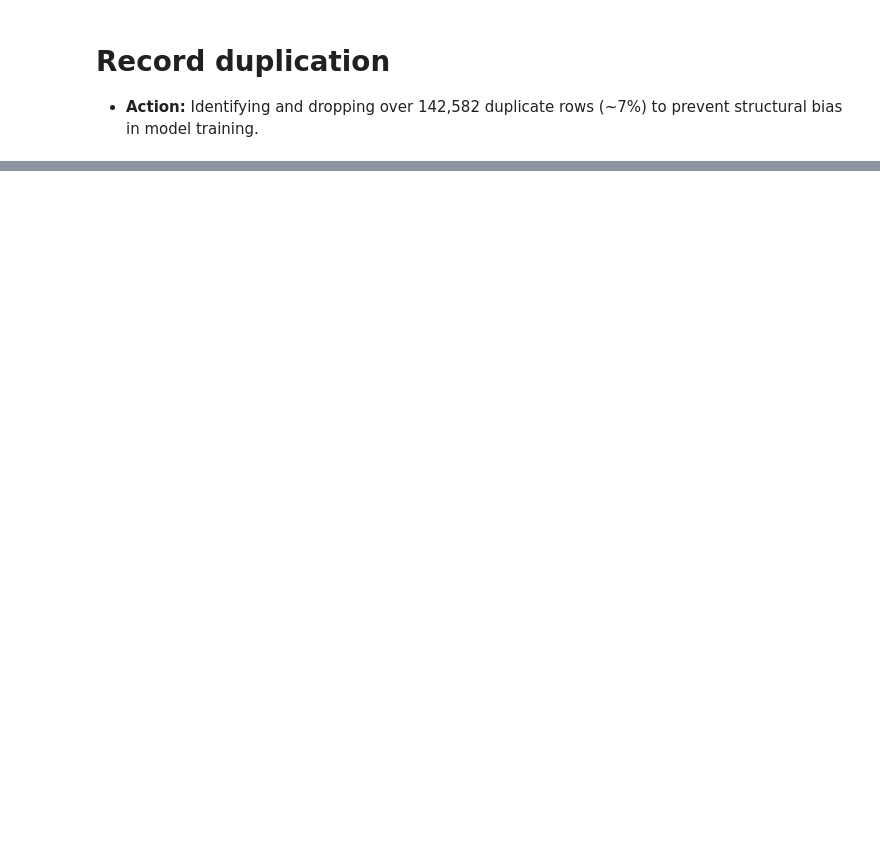
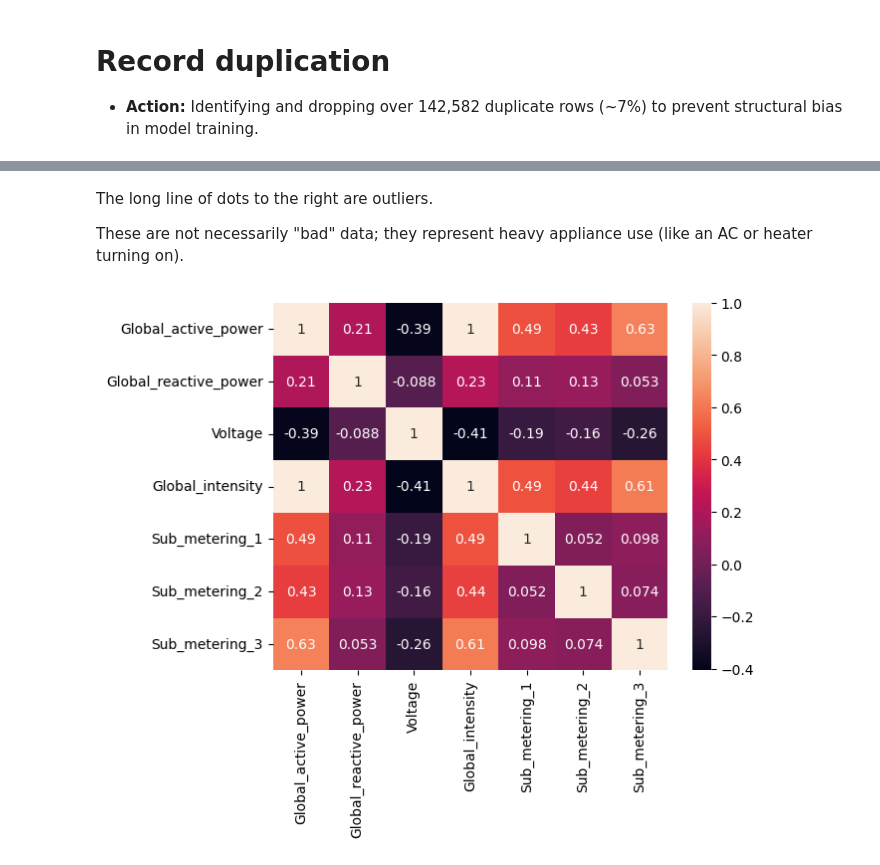
Before and after one commit to shruti-boop/Household-Energy-Consumption-Forecasting, a Jupyter notebook: drive/MyDrive/Colab Notebooks/forecasting.ipynb, the cells around one changed output, grey strips where cells are left out. Cells and saved outputs as stored; diff of their text form; code cells hidden in the pictures; blank space fills up the shorter version.

```diff
--- a/drive/MyDrive/Colab Notebooks/forecasting.ipynb
+++ b/drive/MyDrive/Colab Notebooks/forecasting.ipynb
@@ -225,0 +518,13 @@ df.shape
+# %% [markdown]
+The long line of dots to the right are outliers.
+
+These are not necessarily "bad" data; they represent heavy appliance use (like an AC or heater turning on).
+# %%
+#4. heatmap
+
+
+
+sns.heatmap(df.corr(), annot=True)
+plt.show()
+# %% [output]
+[figure, added]
```
Also changed, not shown: parts of 63 cells of this notebook.
